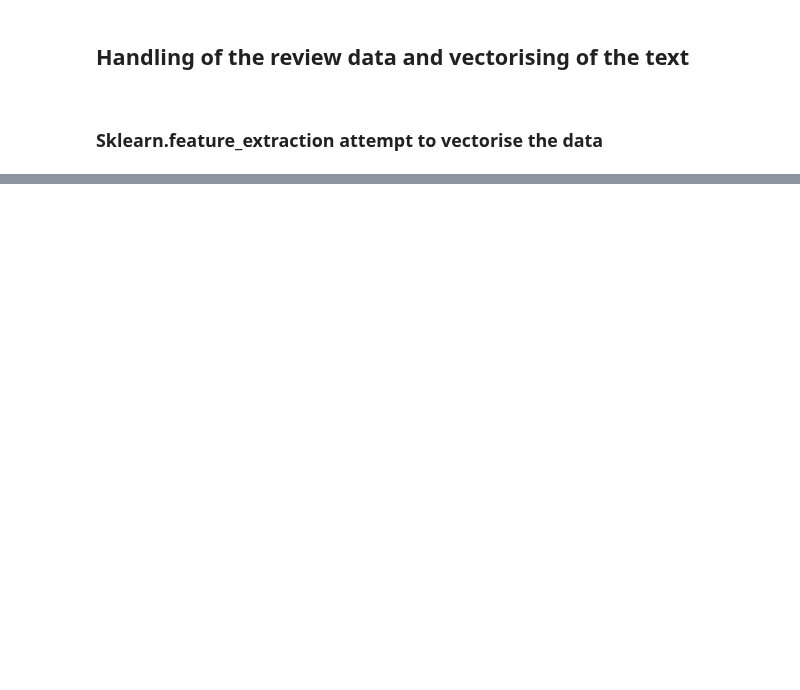
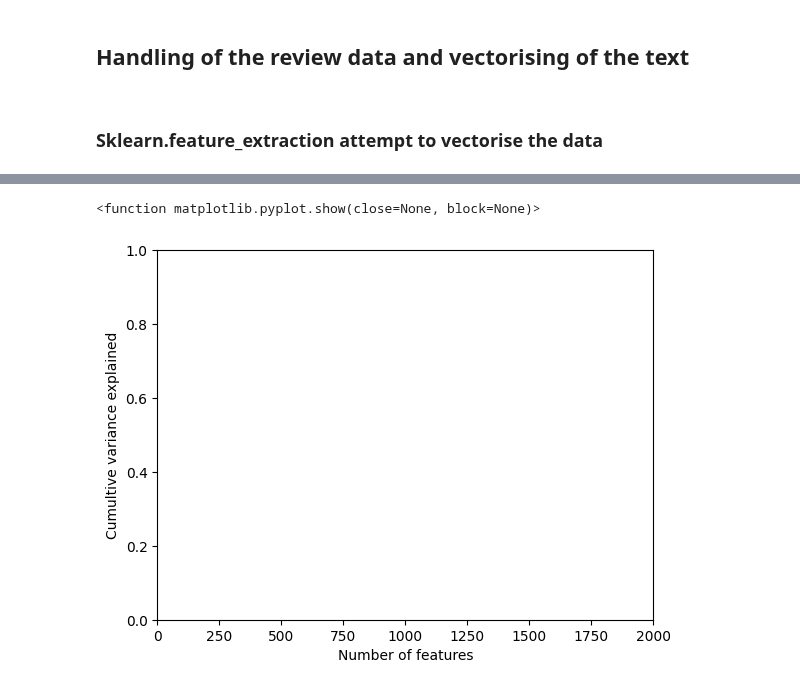
Before and after one commit to Jrh220700/maps_review, a Jupyter notebook: code/review_vectorising.ipynb, the cells around one changed output, grey strips where cells are left out. Drawn from its saved outputs; the diff is of its cells as text; code cells hidden in the pictures; blank space fills up the shorter version.

```diff
--- a/code/review_vectorising.ipynb
+++ b/code/review_vectorising.ipynb
@@ -47,3 +54,15 @@ svd.explained_variance_ratio_.sum()
+# %%
+import matplotlib.pyplot as plt
+
+plt.ylabel("Cumultive variance explained")
+plt.xlabel("Number of features")
+plt.hist(x=variance,cumulative=True)
+plt.xlim(0, 2000)
+plt.ylim(0, 1)
+plt.show
+# %% [output]
+<function matplotlib.pyplot.show(close=None, block=None)>
+[figure, added]
 # %%
 labels = full_data["Keyword Contains"]
 dfsvdtfidf = pd.DataFrame(svdtfifdf_data)
```
Also changed, not shown: parts of 6 cells of this notebook, 1 other file.
